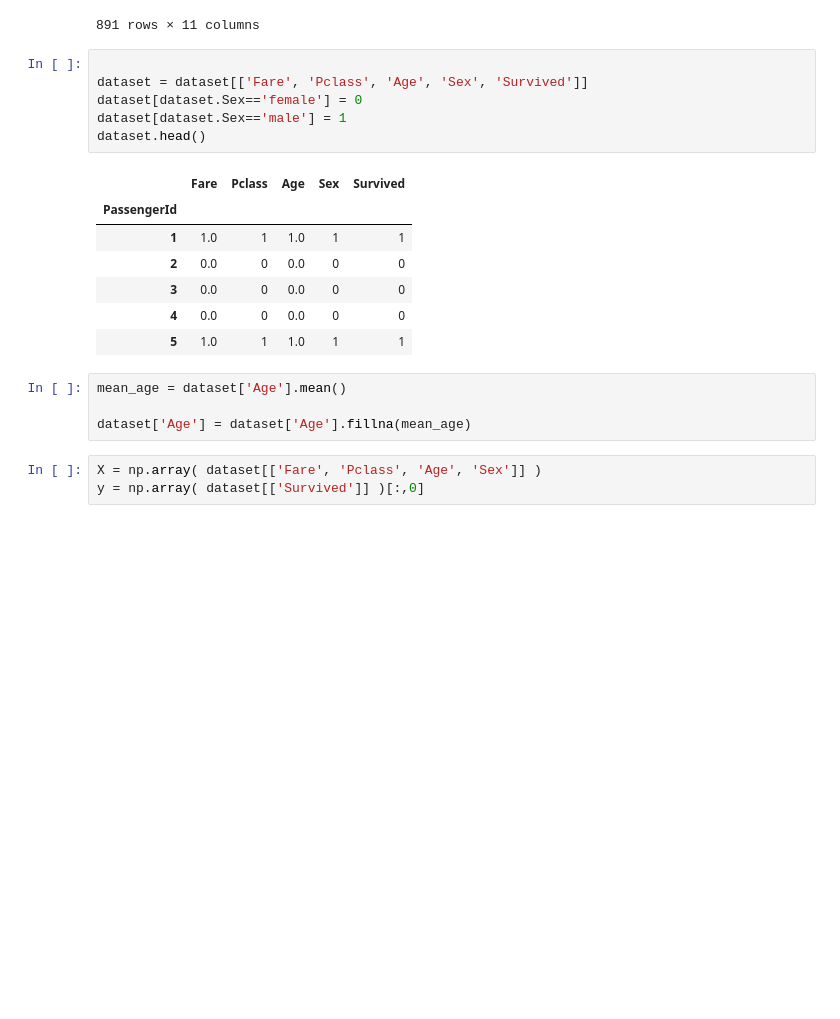
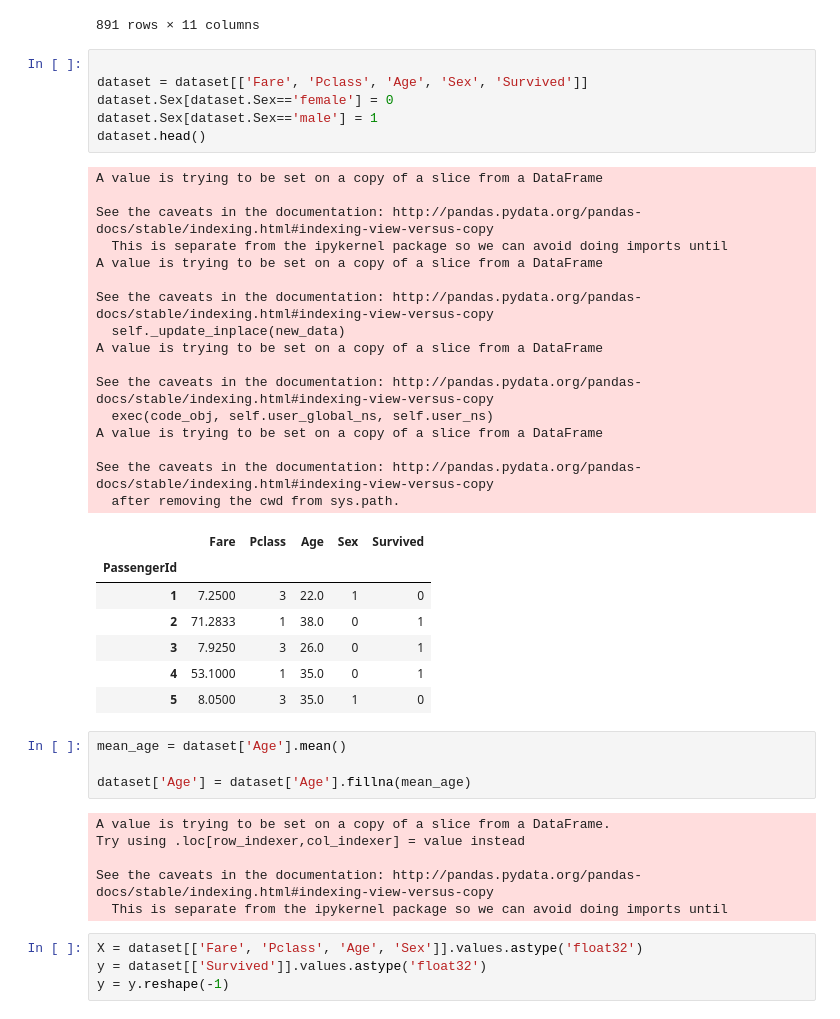
Before and after one commit to VitalijSK/dl-exercises, a Jupyter notebook: vitalij-kovalevich/ex_05/titanik_ex.ipynb, the cells around one changed output. Drawn from its saved outputs; the diff is of its cells as text; blank space fills up the shorter version.

```diff
--- a/vitalij-kovalevich/ex_05/titanik_ex.ipynb
+++ b/vitalij-kovalevich/ex_05/titanik_ex.ipynb
@@ -27,24 +27,47 @@ dataset
 # %%
 
 dataset = dataset[['Fare', 'Pclass', 'Age', 'Sex', 'Survived']]
-dataset[dataset.Sex=='female'] = 0
-dataset[dataset.Sex=='male'] = 1
+dataset.Sex[dataset.Sex=='female'] = 0
+dataset.Sex[dataset.Sex=='male'] = 1
 dataset.head()
 # %% [output]
+A value is trying to be set on a copy of a slice from a DataFrame
+
+See the caveats in the documentation: http://pandas.pydata.org/pandas-docs/stable/indexing.html#indexing-view-versus-copy
+  This is separate from the ipykernel package so we can avoid doing imports until
+A value is trying to be set on a copy of a slice from a DataFrame
+
+See the caveats in the documentation: http://pandas.pydata.org/pandas-docs/stable/indexing.html#indexing-view-versus-copy
+  self._update_inplace(new_data)
+A value is trying to be set on a copy of a slice from a DataFrame
+
+See the caveats in the documentation: http://pandas.pydata.org/pandas-docs/stable/indexing.html#indexing-view-versus-copy
+  exec(code_obj, self.user_global_ns, self.user_ns)
+A value is trying to be set on a copy of a slice from a DataFrame
+
+See the caveats in the documentation: http://pandas.pydata.org/pandas-docs/stable/indexing.html#indexing-view-versus-copy
+  after removing the cwd from sys.path.
 |  | Fare | Pclass | Age | Sex | Survived |
 | PassengerId |  |  |  |  |  |
-| 1 | 1.0 | 1 | 1.0 | 1 | 1 |
-| 2 | 0.0 | 0 | 0.0 | 0 | 0 |
-| 3 | 0.0 | 0 | 0.0 | 0 | 0 |
-| 4 | 0.0 | 0 | 0.0 | 0 | 0 |
-| 5 | 1.0 | 1 | 1.0 | 1 | 1 |
+| 1 | 7.2500 | 3 | 22.0 | 1 | 0 |
+| 2 | 71.2833 | 1 | 38.0 | 0 | 1 |
+| 3 | 7.9250 | 3 | 26.0 | 0 | 1 |
+| 4 | 53.1000 | 1 | 35.0 | 0 | 1 |
+| 5 | 8.0500 | 3 | 35.0 | 1 | 0 |
 # %%
 mean_age = dataset['Age'].mean()
 
 dataset['Age'] = dataset['Age'].fillna(mean_age)
+# %% [output]
+A value is trying to be set on a copy of a slice from a DataFrame.
+Try using .loc[row_indexer,col_indexer] = value instead
+
+See the caveats in the documentation: http://pandas.pydata.org/pandas-docs/stable/indexing.html#indexing-view-versus-copy
+  This is separate from the ipykernel package so we can avoid doing imports until
 # %%
-X = np.array( dataset[['Fare', 'Pclass', 'Age', 'Sex']] )
-y = np.array( dataset[['Survived']] )[:,0]
+X = dataset[['Fare', 'Pclass', 'Age', 'Sex']].values.astype('float32')
+y = dataset[['Survived']].values.astype('float32')
+y = y.reshape(-1)
 # %%
 from linear_model import LogisticRegression
 clf = LogisticRegression(epsilon=0.000001)
```
Also changed, not shown: parts of 3 cells of this notebook, 1 other file.
